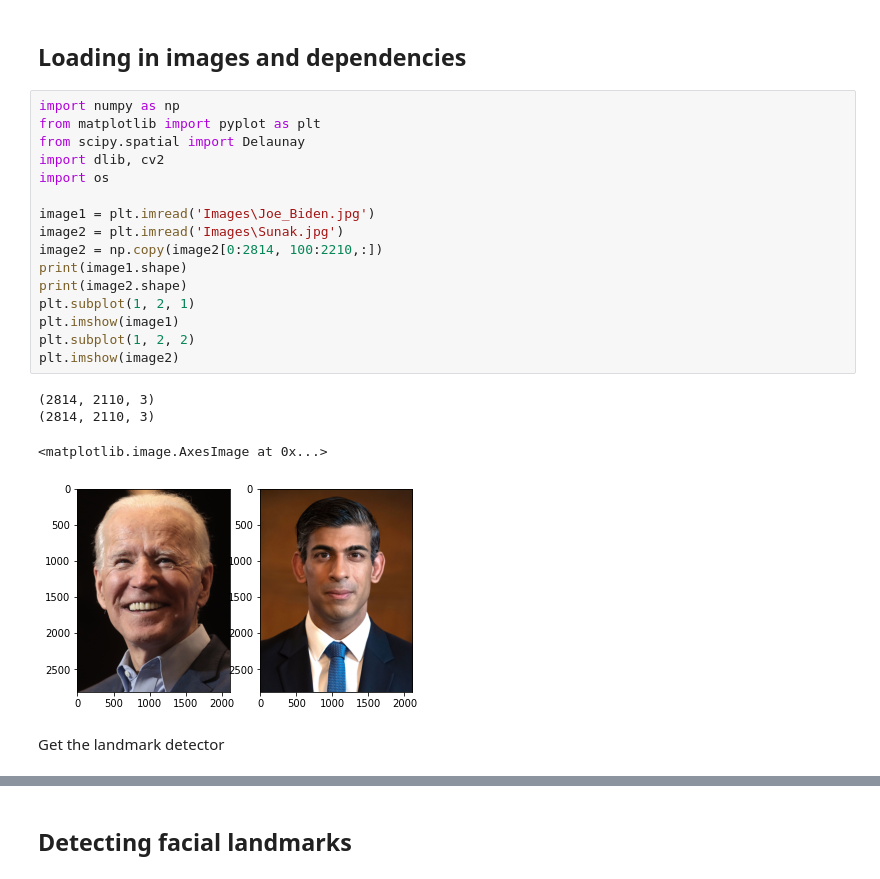
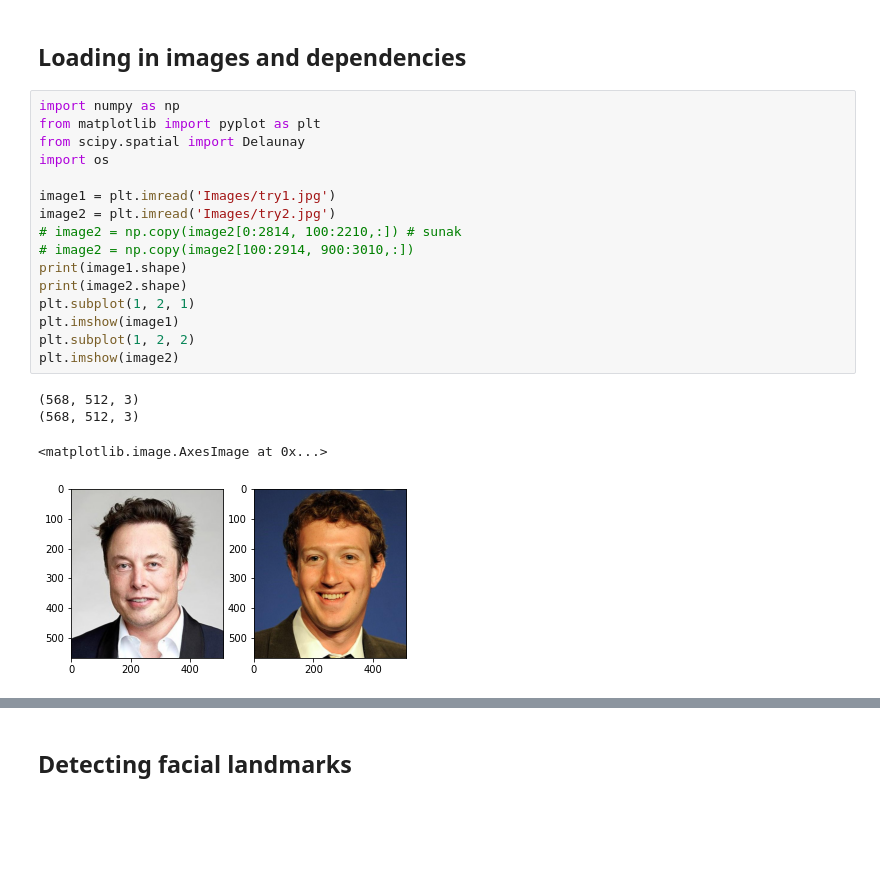
Before and after one commit to wangzican/Image_Processing, a Jupyter notebook: CW1/comp0026_cw1.ipynb, the cells around one changed output, grey strips where cells are left out. Cells and saved outputs as stored; diff of their text form; blank space fills up the shorter version.

```diff
--- a/CW1/comp0026_cw1.ipynb
+++ b/CW1/comp0026_cw1.ipynb
@@ -5,23 +5,21 @@
 # %%
 import numpy as np
 from matplotlib import pyplot as plt
 from scipy.spatial import Delaunay
-import dlib, cv2
 import os
 
-image1 = plt.imread('Images\Joe_Biden.jpg')
-image2 = plt.imread('Images\Sunak.jpg')
-image2 = np.copy(image2[0:2814, 100:2210,:])
+image1 = plt.imread('Images/try1.jpg')
+image2 = plt.imread('Images/try2.jpg')
+# image2 = np.copy(image2[0:2814, 100:2210,:]) # sunak
+# image2 = np.copy(image2[100:2914, 900:3010,:])
 print(image1.shape)
 print(image2.shape)
 plt.subplot(1, 2, 1)
 plt.imshow(image1)
 plt.subplot(1, 2, 2)
 plt.imshow(image2)
 # %% [output]
-(2814, 2110, 3)
-(2814, 2110, 3)
+(568, 512, 3)
+(568, 512, 3)
 <matplotlib.image.AxesImage at 0x...>
-[figure, old version]
+[figure, new version]
-# %% [markdown]
-Get the landmark detector
```
Also changed, not shown: parts of 27 cells of this notebook, 6 other files.
